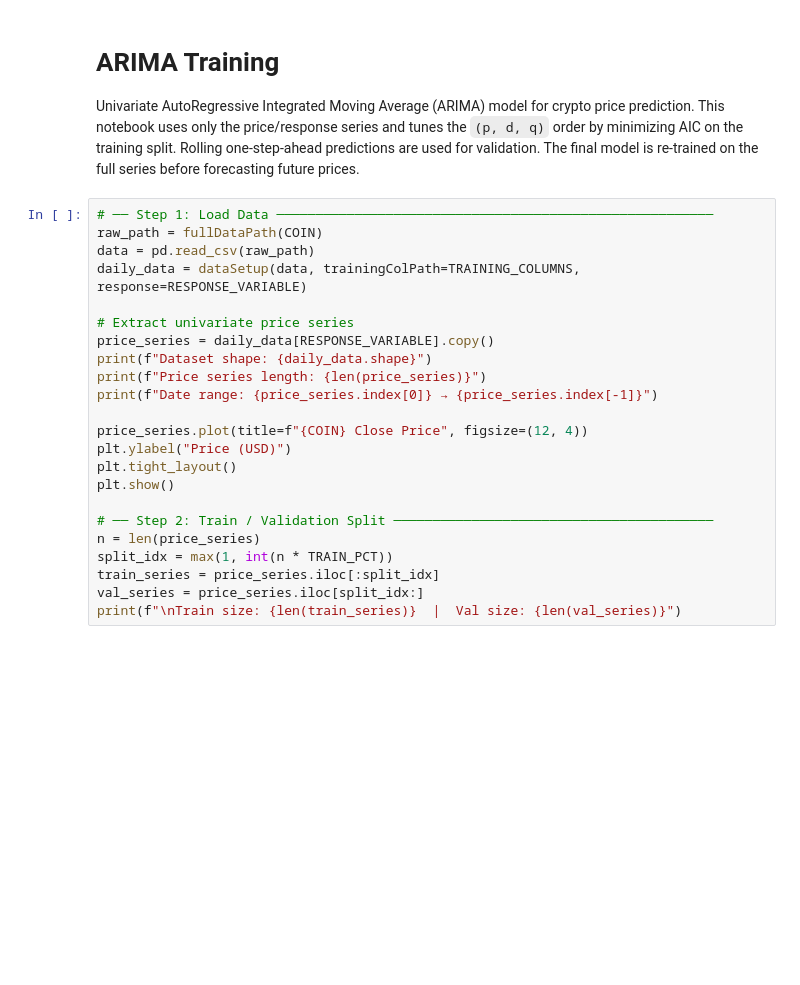
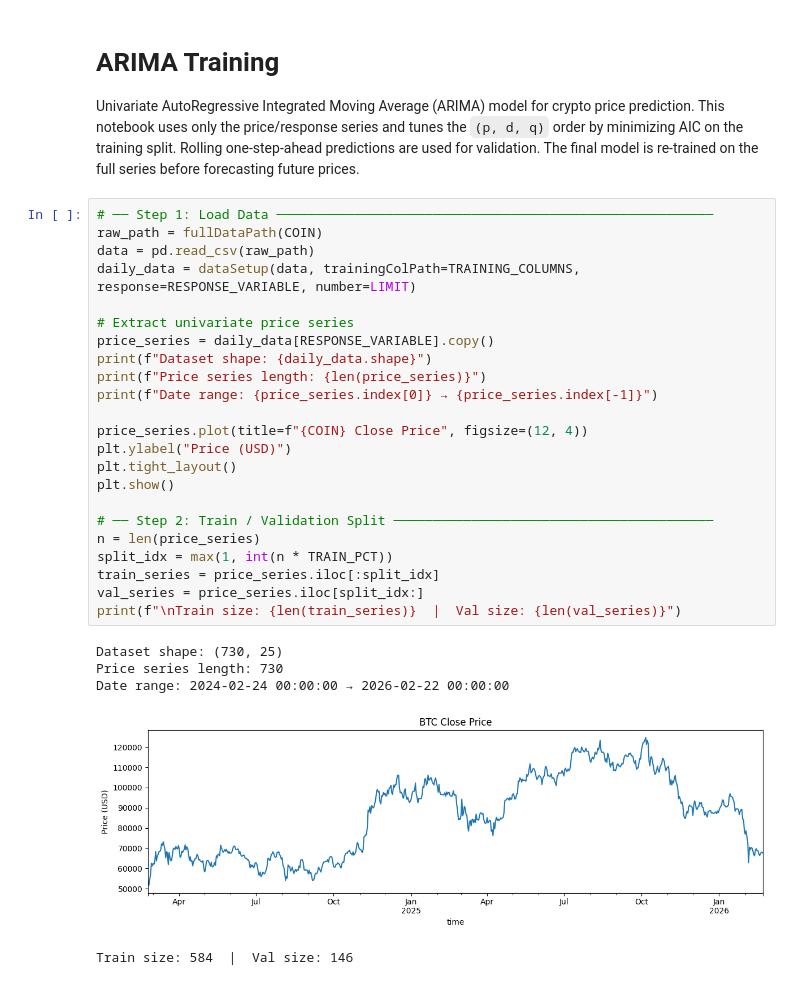
Before and after one commit to kingsuching/cryptoTrading2, a Jupyter notebook: notebooks/ARIMA_training.ipynb, the cells around one changed output. Cells and saved outputs as stored; diff of their text form; blank space fills up the shorter version.

```diff
--- a/notebooks/ARIMA_training.ipynb
+++ b/notebooks/ARIMA_training.ipynb
@@ -40,26 +40,32 @@ The final model is re-trained on the full series before forecasting future price
 # %%
 # ── Step 1: Load Data ────────────────────────────────────────────────────────
 raw_path = fullDataPath(COIN)
 data = pd.read_csv(raw_path)
-daily_data = dataSetup(data, trainingColPath=TRAINING_COLUMNS, response=RESPONSE_VARIABLE)
+daily_data = dataSetup(data, trainingColPath=TRAINING_COLUMNS, response=RESPONSE_VARIABLE, number=LIMIT)
 
 # Extract univariate price series
 price_series = daily_data[RESPONSE_VARIABLE].copy()
 print(f"Dataset shape: {daily_data.shape}")
 print(f"Price series length: {len(price_series)}")
 print(f"Date range: {price_series.index[0]} → {price_series.index[-1]}")
 
 price_series.plot(title=f"{COIN} Close Price", figsize=(12, 4))
 plt.ylabel("Price (USD)")
 plt.tight_layout()
 plt.show()
 
 # ── Step 2: Train / Validation Split ─────────────────────────────────────────
 n = len(price_series)
 split_idx = max(1, int(n * TRAIN_PCT))
 train_series = price_series.iloc[:split_idx]
 val_series = price_series.iloc[split_idx:]
 print(f"\nTrain size: {len(train_series)}  |  Val size: {len(val_series)}")
+# %% [output]
+Dataset shape: (730, 25)
+Price series length: 730
+Date range: 2024-02-24 00:00:00 → 2026-02-22 00:00:00
+[figure, added]
+Train size: 584  |  Val size: 146
 # %%
 # ── Step 3: Define Hyperparameter Grid ───────────────────────────────────────
 # ARIMA(p, d, q): p = AR order, d = integration order, q = MA order
```
Also changed, not shown: parts of 7 cells of this notebook, 10 other files.
